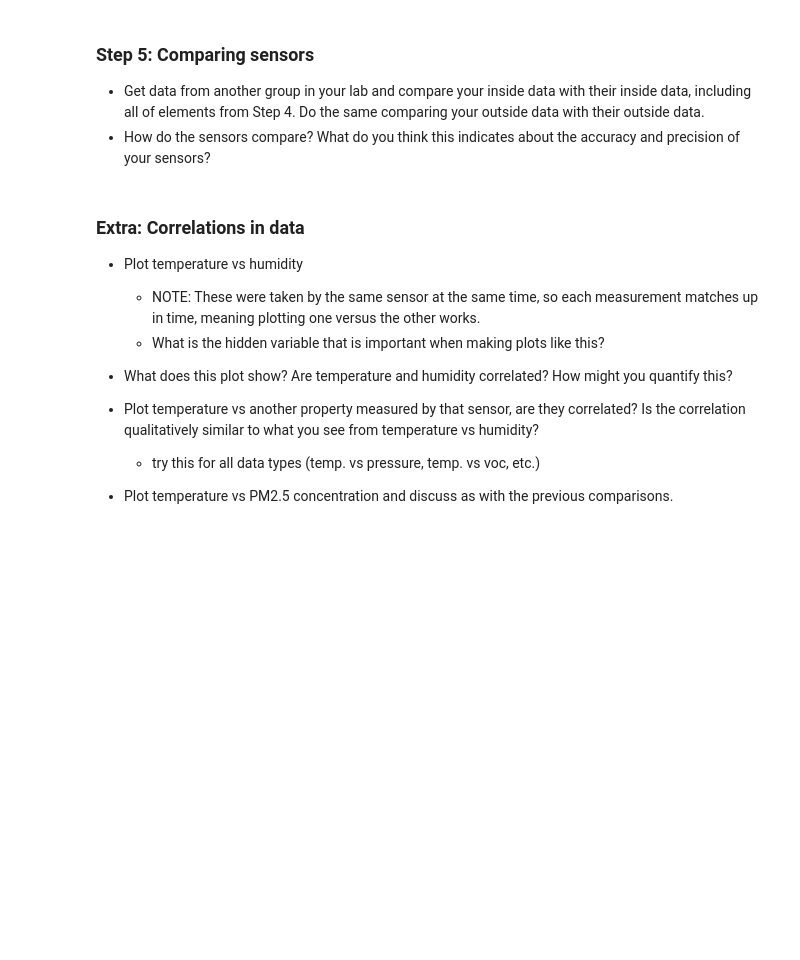
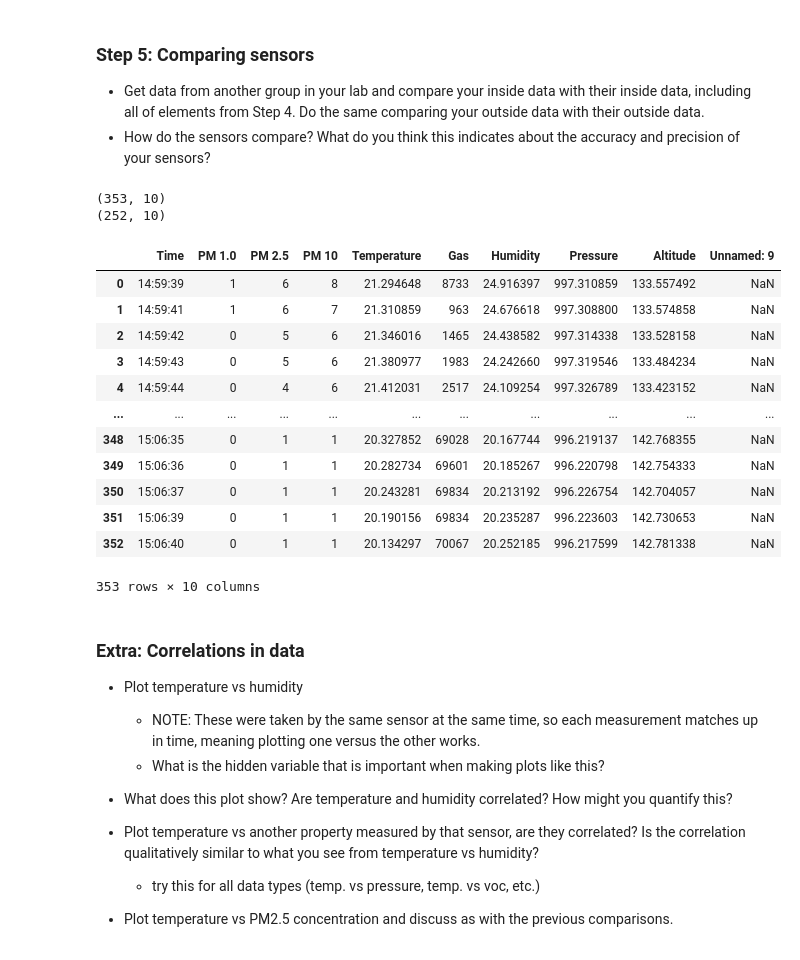
Before and after one commit to ElanPB/E11_Carlos_Elan, a Jupyter notebook: Week_6_Lab.ipynb, the cells around one changed output. Saved outputs shown, nothing was run; the diff lists cells and outputs as text; code cells hidden in the pictures; blank space fills up the shorter version.

```diff
--- a/Week_6_Lab.ipynb
+++ b/Week_6_Lab.ipynb
@@ -169,6 +164,28 @@ their_outdoor.shape
 ### Step 5: Comparing sensors
 - Get data from another group in your lab and compare your inside data with their inside data, including all of elements from Step 4. Do the same comparing your outside data with their outside data.
 - How do the sensors compare? What do you think this indicates about the accuracy and precision of your sensors?
+# %%
+their_indoor = pd.read_csv('CSV_FILES/scott-indoor.csv')
+their_outdoor = pd.read_csv('CSV_FILES/scott-outdoor.csv')
+print(their_outdoor.shape)
+print(their_indoor.shape)
+display(their_outdoor)
+# %% [output]
+(353, 10)
+(252, 10)
+|  | Time | PM 1.0 | PM 2.5 | PM 10 | Temperature | Gas | Humidity | Pressure | Altitude | Unnamed: 9 |
+| 0 | 14:59:39 | 1 | 6 | 8 | 21.294648 | 8733 | 24.916397 | 997.310859 | 133.557492 | NaN |
+| 1 | 14:59:41 | 1 | 6 | 7 | 21.310859 | 963 | 24.676618 | 997.308800 | 133.574858 | NaN |
+| 2 | 14:59:42 | 0 | 5 | 6 | 21.346016 | 1465 | 24.438582 | 997.314338 | 133.528158 | NaN |
+| 3 | 14:59:43 | 0 | 5 | 6 | 21.380977 | 1983 | 24.242660 | 997.319546 | 133.484234 | NaN |
+| 4 | 14:59:44 | 0 | 4 | 6 | 21.412031 | 2517 | 24.109254 | 997.326789 | 133.423152 | NaN |
+| ... | ... | ... | ... | ... | ... | ... | ... | ... | ... | ... |
+| 348 | 15:06:35 | 0 | 1 | 1 | 20.327852 | 69028 | 20.167744 | 996.219137 | 142.768355 | NaN |
+| 349 | 15:06:36 | 0 | 1 | 1 | 20.282734 | 69601 | 20.185267 | 996.220798 | 142.754333 | NaN |
+| 350 | 15:06:37 | 0 | 1 | 1 | 20.243281 | 69834 | 20.213192 | 996.226754 | 142.704057 | NaN |
+| 351 | 15:06:39 | 0 | 1 | 1 | 20.190156 | 69834 | 20.235287 | 996.223603 | 142.730653 | NaN |
+| 352 | 15:06:40 | 0 | 1 | 1 | 20.134297 | 70067 | 20.252185 | 996.217599 | 142.781338 | NaN |
+353 rows × 10 columns
 # %% [markdown]
 ### Extra: Correlations in data
 - Plot temperature vs humidity
```
Also changed, not shown: parts of 1 cell of this notebook.
